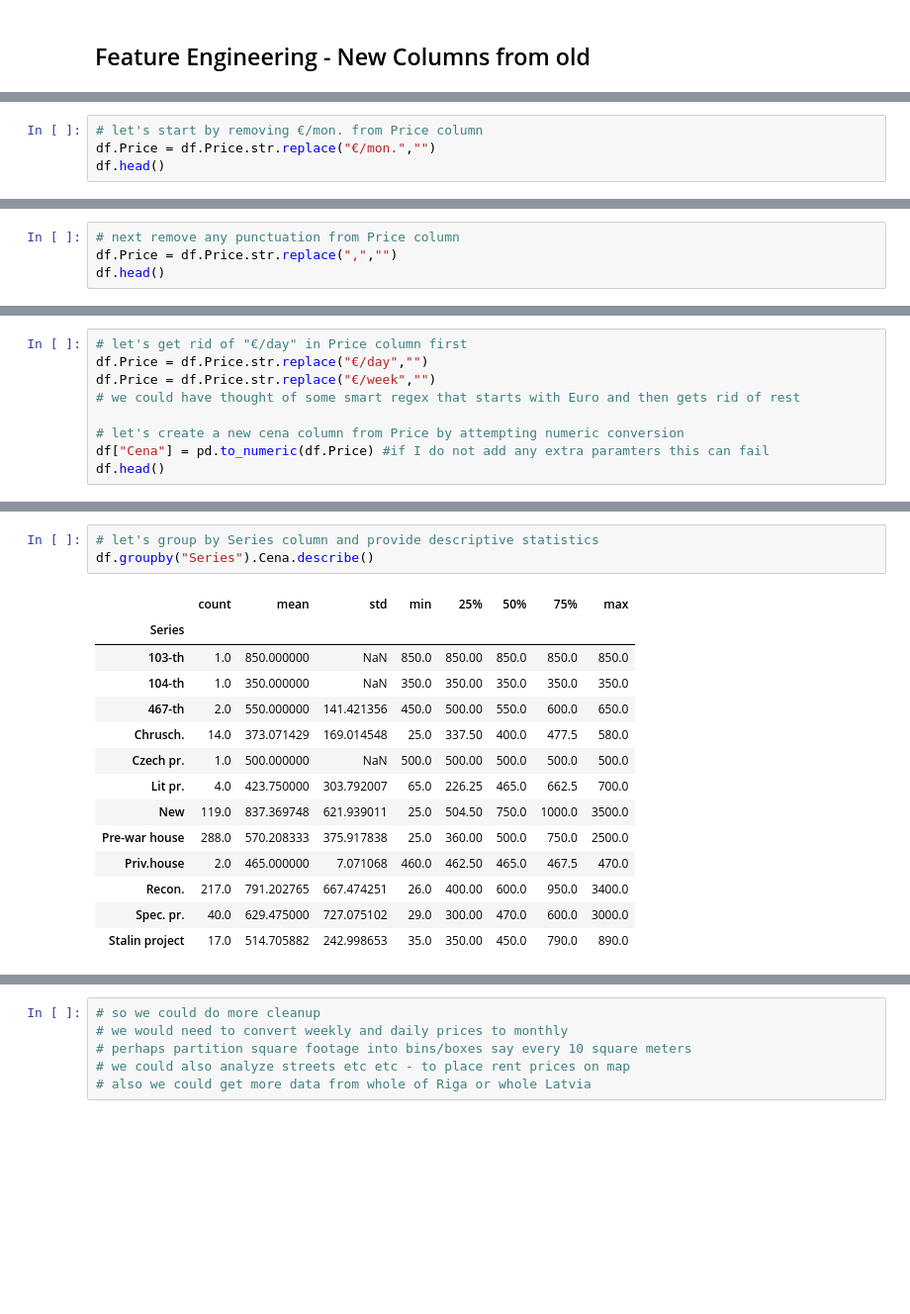
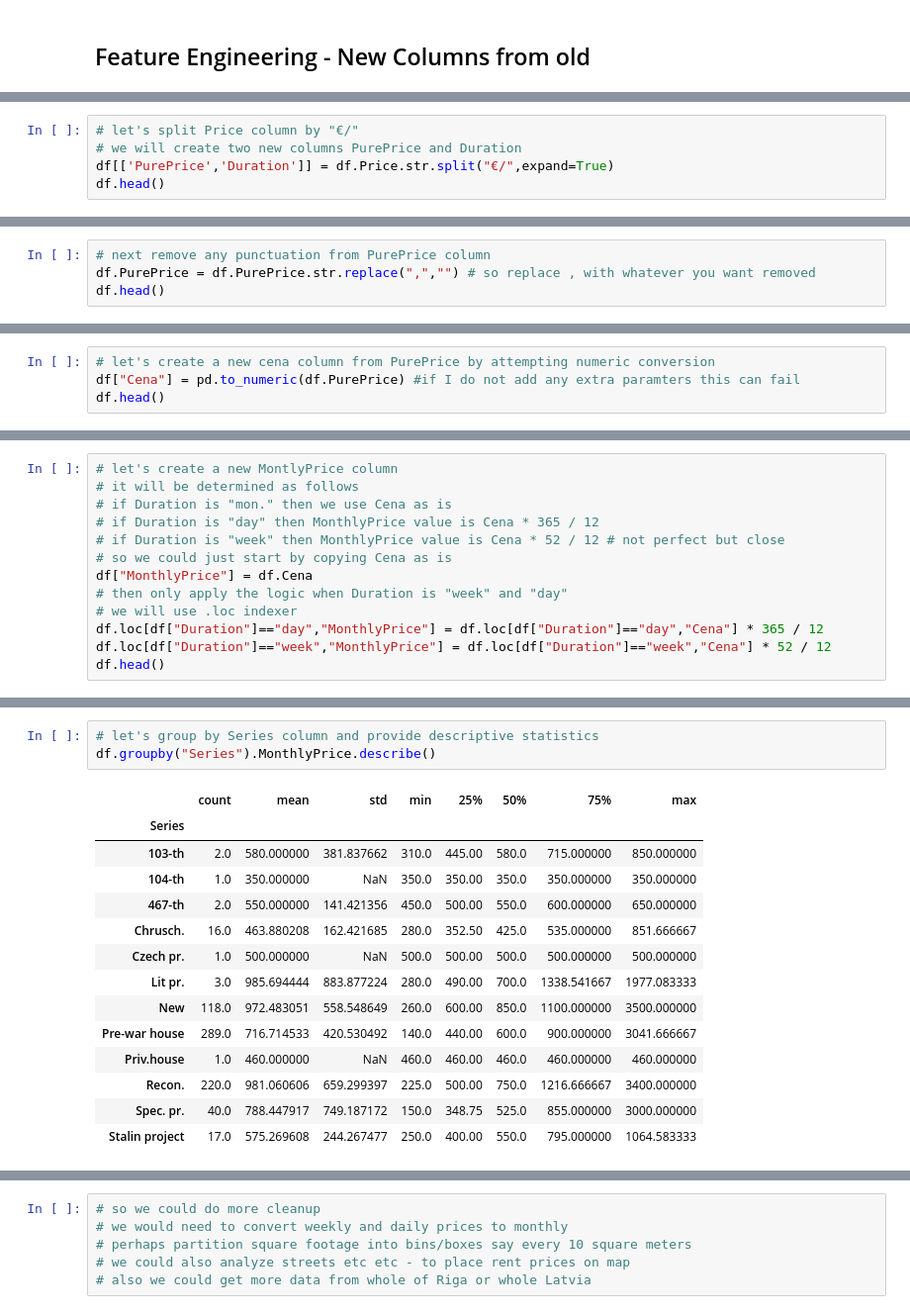
Before and after one commit to ValRCS/RTU_Automating_Tasks_With_Python, a Jupyter notebook: src/topic_6_web_scraping_requests_beautiful_soup/Web_Scraping_Apartments.ipynb, the cells around one changed output, grey strips where cells are left out. Shown: that part at 99% size. Saved outputs shown, nothing was run; the diff lists cells and outputs as text; blank space fills up the shorter version.

```diff
--- a/src/topic_6_web_scraping_requests_beautiful_soup/Web_Scraping_Apartments.ipynb
+++ b/src/topic_6_web_scraping_requests_beautiful_soup/Web_Scraping_Apartments.ipynb
@@ -1443,6 +1471,7 @@ memory usage: 66.2+ KB
 # %%
-# let's start by removing €/mon. from Price column
-df.Price = df.Price.str.replace("€/mon.","")
+# let's split Price column by "€/"
+# we will create two new columns PurePrice and Duration
+df[['PurePrice','Duration']] = df.Price.str.split("€/",expand=True)
 df.head()
 # %% [output]
 |  | description | url | Street | R. | m² | Floor | Series | Price, m2 | Price | CurFloor | ... |
@@ -1454,6 +1483,6 @@ df.head()
 # %%
-# next remove any punctuation from Price column
-df.Price = df.Price.str.replace(",","")
+# next remove any punctuation from PurePrice column
+df.PurePrice = df.PurePrice.str.replace(",","") # so replace , with whatever you want removed
 df.head()
 # %% [output]
 |  | description | url | Street | R. | m² | Floor | Series | Price, m2 | Price | CurFloor | ... |
@@ -1465,11 +1494,6 @@ df.head()
 # %%
-# let's get rid of "€/day" in Price column first
-df.Price = df.Price.str.replace("€/day","")
-df.Price = df.Price.str.replace("€/week","")
-# we could have thought of some smart regex that starts with Euro and then gets rid of rest
-
-# let's create a new cena column from Price by attempting numeric conversion
-df["Cena"] = pd.to_numeric(df.Price) #if I do not add any extra paramters this can fail
+# let's create a new cena column from PurePrice by attempting numeric conversion
+df["Cena"] = pd.to_numeric(df.PurePrice) #if I do not add any extra paramters this can fail
 df.head()
 # %% [output]
 |  | description | url | Street | R. | m² | Floor | Series | Price, m2 | Price | CurFloor | ... |
@@ -1502,0 +1535,13 @@ memory usage: 71.7+ KB
+# %%
+# let's create a new MontlyPrice column
+# it will be determined as follows
+# if Duration is "mon." then we use Cena as is
+# if Duration is "day" then MonthlyPrice value is Cena * 365 / 12
+# if Duration is "week" then MonthlyPrice value is Cena * 52 / 12 # not perfect but close
+# so we could just start by copying Cena as is
+df["MonthlyPrice"] = df.Cena
+# then only apply the logic when Duration is "week" and "day"
+# we will use .loc indexer
+df.loc[df["Duration"]=="day","MonthlyPrice"] = df.loc[df["Duration"]=="day","Cena"] * 365 / 12
+df.loc[df["Duration"]=="week","MonthlyPrice"] = df.loc[df["Duration"]=="week","Cena"] * 52 / 12
+df.head()
@@ -1606,22 +1668,22 @@ df.Series.value_counts()
 dtype: int64
 # %%
 # let's group by Series column and provide descriptive statistics
-df.groupby("Series").Cena.describe()
+df.groupby("Series").MonthlyPrice.describe()
 # %% [output]
 |  | count | mean | std | min | 25% | 50% | 75% | max |
 | Series |  |  |  |  |  |  |  |  |
-| 103-th | 1.0 | 850.000000 | NaN | 850.0 | 850.00 | 850.0 | 850.0 | 850.0 |
-| 104-th | 1.0 | 350.000000 | NaN | 350.0 | 350.00 | 350.0 | 350.0 | 350.0 |
-| 467-th | 2.0 | 550.000000 | 141.421356 | 450.0 | 500.00 | 550.0 | 600.0 | 650.0 |
-| Chrusch. | 14.0 | 373.071429 | 169.014548 | 25.0 | 337.50 | 400.0 | 477.5 | 580.0 |
-| Czech pr. | 1.0 | 500.000000 | NaN | 500.0 | 500.00 | 500.0 | 500.0 | 500.0 |
-| Lit pr. | 4.0 | 423.750000 | 303.792007 | 65.0 | 226.25 | 465.0 | 662.5 | 700.0 |
-| New | 119.0 | 837.369748 | 621.939011 | 25.0 | 504.50 | 750.0 | 1000.0 | 3500.0 |
-| Pre-war house | 288.0 | 570.208333 | 375.917838 | 25.0 | 360.00 | 500.0 | 750.0 | 2500.0 |
-| Priv.house | 2.0 | 465.000000 | 7.071068 | 460.0 | 462.50 | 465.0 | 467.5 | 470.0 |
-| Recon. | 217.0 | 791.202765 | 667.474251 | 26.0 | 400.00 | 600.0 | 950.0 | 3400.0 |
-| Spec. pr. | 40.0 | 629.475000 | 727.075102 | 29.0 | 300.00 | 470.0 | 600.0 | 3000.0 |
-| Stalin project | 17.0 | 514.705882 | 242.998653 | 35.0 | 350.00 | 450.0 | 790.0 | 890.0 |
+| 103-th | 2.0 | 580.000000 | 381.837662 | 310.0 | 445.00 | 580.0 | 715.000000 | 850.000000 |
+| 104-th | 1.0 | 350.000000 | NaN | 350.0 | 350.00 | 350.0 | 350.000000 | 350.000000 |
+| 467-th | 2.0 | 550.000000 | 141.421356 | 450.0 | 500.00 | 550.0 | 600.000000 | 650.000000 |
+| Chrusch. | 16.0 | 463.880208 | 162.421685 | 280.0 | 352.50 | 425.0 | 535.000000 | 851.666667 |
+| Czech pr. | 1.0 | 500.000000 | NaN | 500.0 | 500.00 | 500.0 | 500.000000 | 500.000000 |
+| Lit pr. | 3.0 | 985.694444 | 883.877224 | 280.0 | 490.00 | 700.0 | 1338.541667 | 1977.083333 |
+| New | 118.0 | 972.483051 | 558.548649 | 260.0 | 600.00 | 850.0 | 1100.000000 | 3500.000000 |
+| Pre-war house | 289.0 | 716.714533 | 420.530492 | 140.0 | 440.00 | 600.0 | 900.000000 | 3041.666667 |
+| Priv.house | 1.0 | 460.000000 | NaN | 460.0 | 460.00 | 460.0 | 460.000000 | 460.000000 |
+| Recon. | 220.0 | 981.060606 | 659.299397 | 225.0 | 500.00 | 750.0 | 1216.666667 | 3400.000000 |
+| Spec. pr. | 40.0 | 788.447917 | 749.187172 | 150.0 | 348.75 | 525.0 | 855.000000 | 3000.000000 |
+| Stalin project | 17.0 | 575.269608 | 244.267477 | 250.0 | 400.00 | 550.0 | 795.000000 | 1064.583333 |
 # %%
 # let's plot area the m2 column versus price
 df.plot.scatter(x="m²", y="Cena")
```
Also changed, not shown: parts of 31 cells of this notebook.
